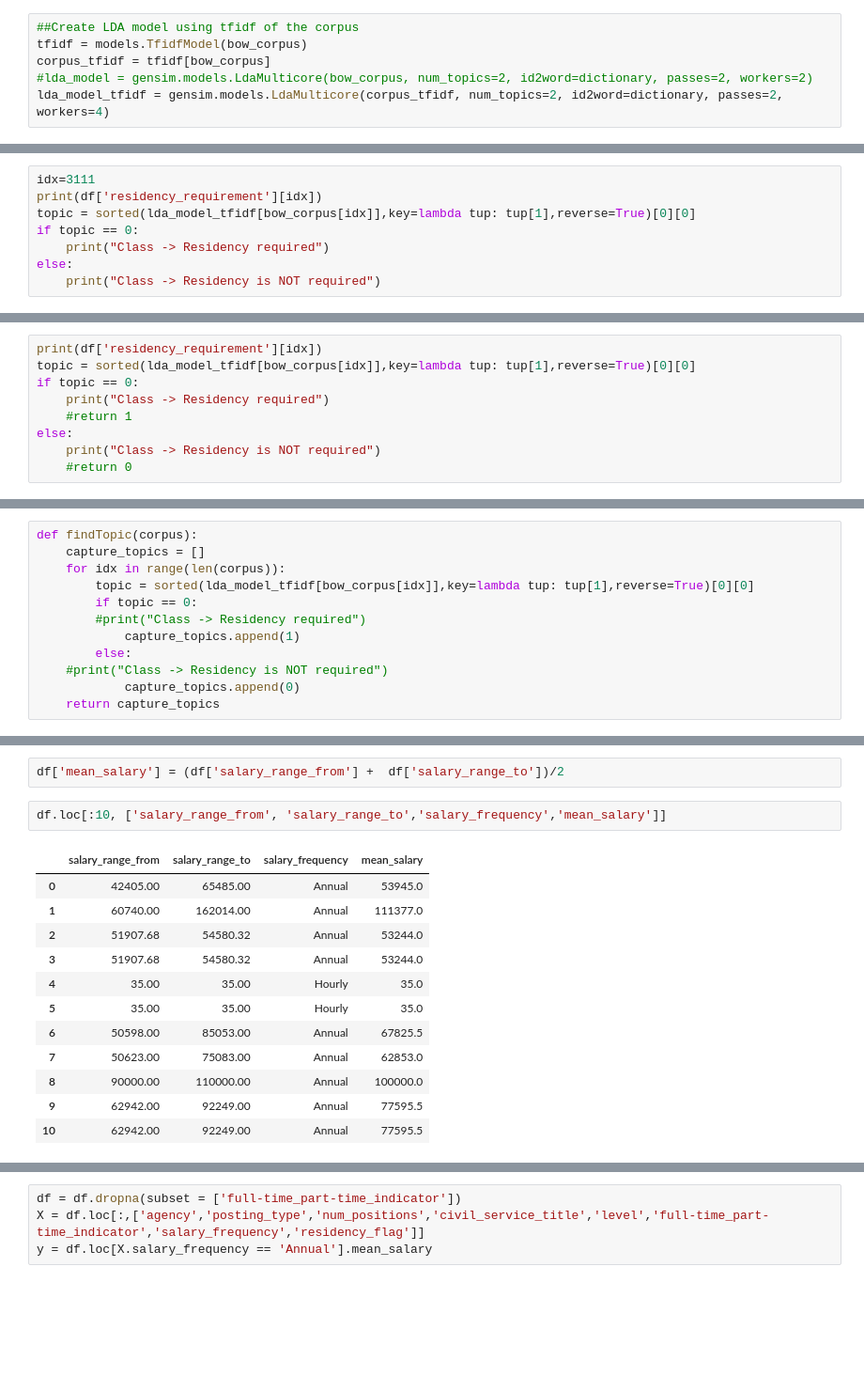
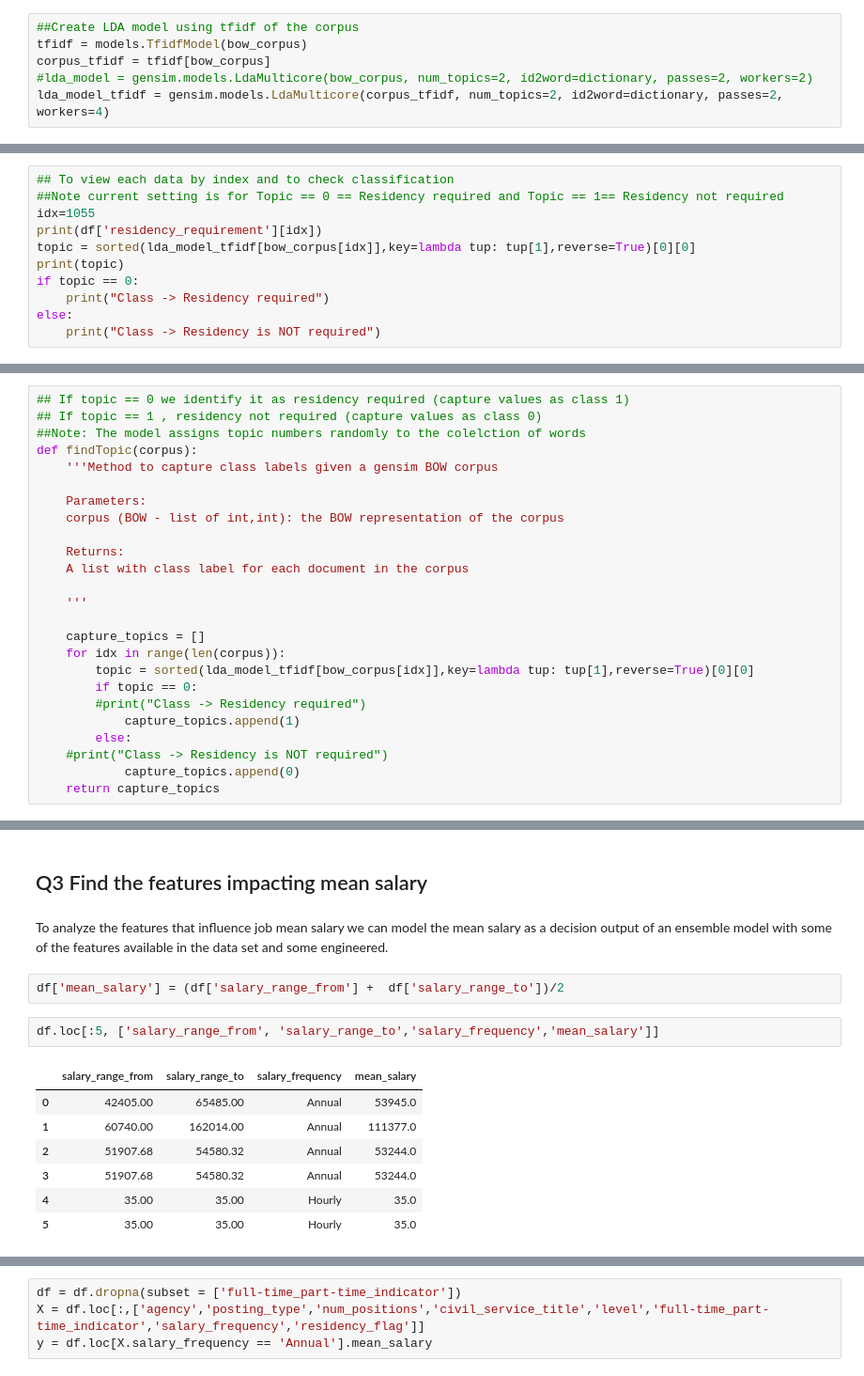
Before and after one commit to jinujayan/NYC_jobpostings_analysis, a Jupyter notebook: NYC_JobData_Analysis.ipynb, the cells around one changed output, grey strips where cells are left out. Shown at 94% size. Drawn from its saved outputs; the diff is of its cells as text; blank space fills up the shorter version.

```diff
--- a/NYC_JobData_Analysis.ipynb
+++ b/NYC_JobData_Analysis.ipynb
@@ -163,7 +220,10 @@ df['residency_requirement'][1055]
 # %%
-idx=3111
+## To view each data by index and to check classification
+##Note current setting is for Topic == 0 == Residency required and Topic == 1== Residency not required
+idx=1055
 print(df['residency_requirement'][idx])
 topic = sorted(lda_model_tfidf[bow_corpus[idx]],key=lambda tup: tup[1],reverse=True)[0][0]
+print(topic)
 if topic == 0:
     print("Class -> Residency required")
 else:
@@ -174,9 +234,0 @@ Class -> Residency is NOT required
-# %%
-print(df['residency_requirement'][idx])
-topic = sorted(lda_model_tfidf[bow_corpus[idx]],key=lambda tup: tup[1],reverse=True)[0][0]
-if topic == 0:
-    print("Class -> Residency required")
-    #return 1
-else:
-    print("Class -> Residency is NOT required")
-    #return 0
@@ -186,5 +243,18 @@ Class -> Residency is NOT required
 # %%
+## If topic == 0 we identify it as residency required (capture values as class 1)
+## If topic == 1 , residency not required (capture values as class 0)
+##Note: The model assigns topic numbers randomly to the colelction of words
 def findTopic(corpus):
+    '''Method to capture class labels given a gensim BOW corpus
+
+    Parameters:
+    corpus (BOW - list of int,int): the BOW representation of the corpus
+
+    Returns:
+    A list with class label for each document in the corpus
+
+    '''
+
     capture_topics = []
     for idx in range(len(corpus)):
         topic = sorted(lda_model_tfidf[bow_corpus[idx]],key=lambda tup: tup[1],reverse=True)[0][0]
@@ -219,17 +303,16 @@ plt.show()
+# %% [markdown]
+## Q3 Find the features impacting mean salary
+# %% [markdown]
+To analyze the features that influence job mean salary we can model the mean salary as a decision output of an ensemble model with some of the features available in the data set and some engineered.
 # %%
 df['mean_salary'] = (df['salary_range_from'] +  df['salary_range_to'])/2
 # %%
-df.loc[:10, ['salary_range_from', 'salary_range_to','salary_frequency','mean_salary']]
+df.loc[:5, ['salary_range_from', 'salary_range_to','salary_frequency','mean_salary']]
 # %% [output]
 |  | salary_range_from | salary_range_to | salary_frequency | mean_salary |
 | 0 | 42405.00 | 65485.00 | Annual | 53945.0 |
 | 1 | 60740.00 | 162014.00 | Annual | 111377.0 |
 | 2 | 51907.68 | 54580.32 | Annual | 53244.0 |
 | 3 | 51907.68 | 54580.32 | Annual | 53244.0 |
 | 4 | 35.00 | 35.00 | Hourly | 35.0 |
 | 5 | 35.00 | 35.00 | Hourly | 35.0 |
-| 6 | 50598.00 | 85053.00 | Annual | 67825.5 |
-| 7 | 50623.00 | 75083.00 | Annual | 62853.0 |
-| 8 | 90000.00 | 110000.00 | Annual | 100000.0 |
-| 9 | 62942.00 | 92249.00 | Annual | 77595.5 |
-| 10 | 62942.00 | 92249.00 | Annual | 77595.5 |
```
Also changed, not shown: parts of 58 cells of this notebook, 1 other file.
